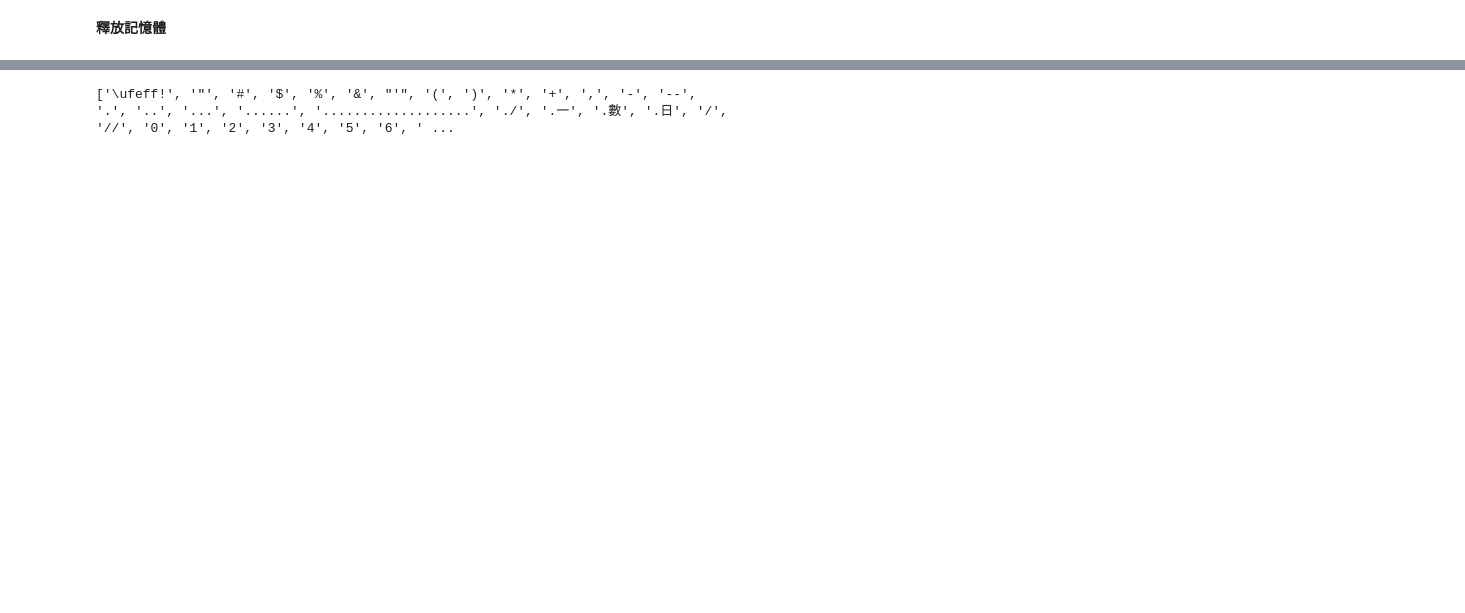
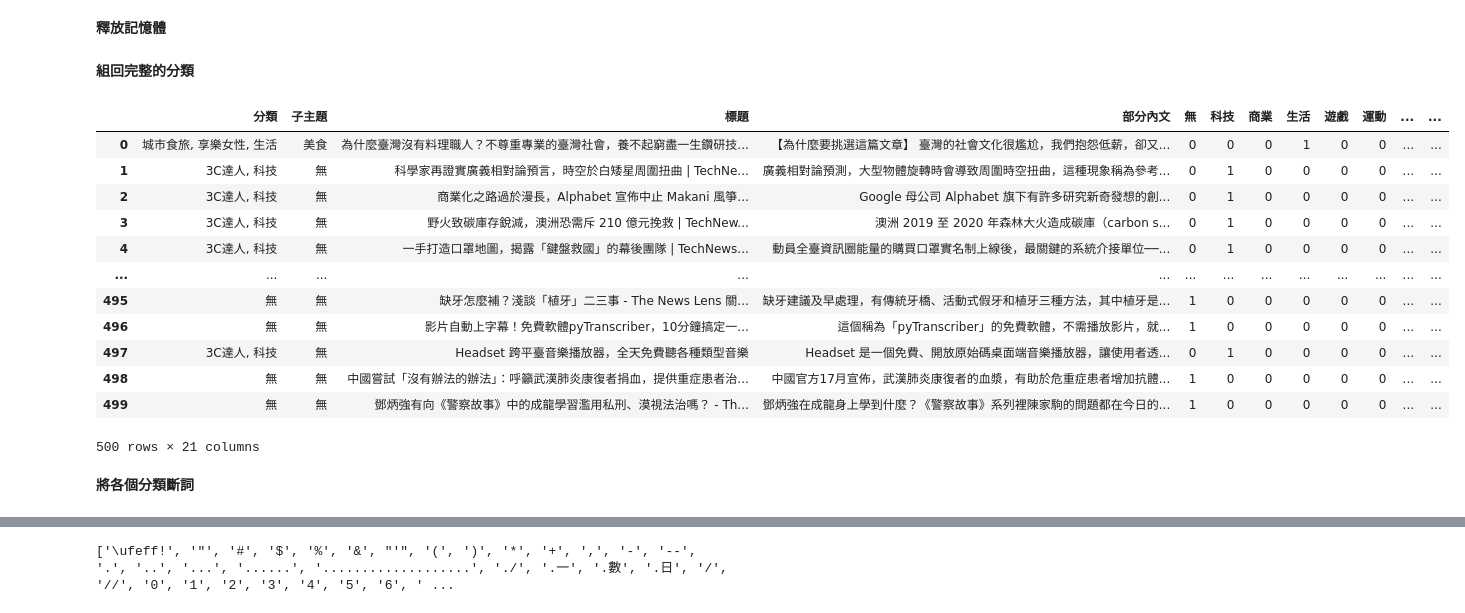
Before and after one commit to FelixYangPersonal/1st-PyCrawlerMarathon, a Jupyter notebook: homework/Day038_040_Independent_Study.ipynb, the cells around one changed output, grey strips where cells are left out. Saved outputs shown, nothing was run; the diff lists cells and outputs as text; code cells hidden in the pictures; blank space fills up the shorter version.

```diff
--- a/homework/Day038_040_Independent_Study.ipynb
+++ b/homework/Day038_040_Independent_Study.ipynb
@@ -1367,8 +1363,8 @@ sentence_list[:10]
 # %% [markdown]
 **斷詞 - 部分內文**
 # %%
-word_sentence_list = ws(sentence_list, sentence_segmentation=True, segment_delimiter_set={",", "。", ":", "?", "!", ";"})
-print(word_sentence_list[:10])
+word_sentence_list_description = ws(sentence_list_description, sentence_segmentation=True, segment_delimiter_set={',', '。', ':', '?', '!', ';'})
+print(word_sentence_list_description[:5])
 # %% [output]
 [['【', '為什麼', '要', '挑選', '這', '篇', '文章', '】', ' ', '臺灣', '的', '社會', '文化', '很', '尷尬', '，', '我們', '抱怨', '低薪', '，', '卻', '又', '不肯', '對', '他人', '的', '專業', '付出', '合理', '的', '報酬', '，', '無心', '經營出', '專屬', '本 ...
 # %% [markdown]
@@ -1380,0 +1372,3 @@ print(pos_sentence_list[:10])
+# %%
+pos_sentence_list_description = pos(word_sentence_list_description)
+print(pos_sentence_list_description[:5])
@@ -1387,0 +1379,3 @@ print(entity_sentence_list[:50])
+# %%
+entity_sentence_list_description = ner(word_sentence_list_description, pos_sentence_list_description)
+print(entity_sentence_list_description[:10])
@@ -1390,20 +1386,15 @@ print(entity_sentence_list[:50])
 # %%
 corpus_description = []
 
-def print_word_pos_sentence(word_sentence, pos_sentence):
-    assert len(word_sentence) == len(pos_sentence)
-    for word, pos in zip(word_sentence, pos_sentence):
-#         if word not in count_description:
-        corpus_description.append(word)
-        print(f"{word}({pos})", end="\u3000")
-    print()
-    return
+for i, sentence in enumerate(sentence_list_description):
+    if i == 0:
+        print()
+        print(f"'{sentence}'")
 
-for i, sentence in enumerate(sentence_list):
-    print()
-    print(f"'{sentence}'")
-    print_word_pos_sentence(word_sentence_list[i],  pos_sentence_list[i])
-    for entity in sorted(entity_sentence_list[i]):
-        print(entity)
+    print_word_pos_sentence(word_sentence_list_description[i],  pos_sentence_list_description[i], corpus_description, i)
+
+    if i == 0:
+        for entity in sorted(entity_sentence_list_description[i]):
+            print(entity)
 # %% [output]
 '【為什麼要挑選這篇文章】 臺灣的社會文化很尷尬，我們抱怨低薪，卻又不肯對他人的專業付出合理的報酬，無心經營出專屬本土的專業文化。臺灣人對「吃」太喜歡從 CP 值論斷，讓優質、高價的飲食慢慢從社會絕跡，[...]'
@@ -1462,0 +1413,27 @@ del ner
+# %% [markdown]
+**組回完整的分類**
+# %%
+df_section4 = df.copy().iloc[:, :4]
+
+# 沒有分類或不在歸類，暫時歸類到欄位['無']
+df_section4['無'] = df_section4['分類'].apply(lambda x: 1 if (not set(list(x.split(','))) & set(groupMap_values)) or x == '無' else 0)
+
+for i, item in enumerate(groupMap_values):
+    df_section4[item] = df_section4['分類'].apply(lambda x: 1 if item in x else 0)
+df_section4
+# %% [output]
+|  | 分類 | 子主題 | 標題 | 部分內文 | 無 | 科技 | 商業 | 生活 | 遊戲 | 運動 | ... | ... |
+| 0 | 城市食旅, 享樂女性, 生活 | 美食 | 為什麼臺灣沒有料理職人？不尊重專業的臺灣社會，養不起窮盡一生鑽研技... | 【為什麼要挑選這篇文章】 臺灣的社會文化很尷尬，我們抱怨低薪，卻又... | 0 | 0 | 0 | 1 | 0 | 0 | ... | ... |
+| 1 | 3C達人, 科技 | 無 | 科學家再證實廣義相對論預言，時空於白矮星周圍扭曲 | TechNe... | 廣義相對論預測，大型物體旋轉時會導致周圍時空扭曲，這種現象稱為參考... | 0 | 1 | 0 | 0 | 0 | 0 | ... | ... |
+| 2 | 3C達人, 科技 | 無 | 商業化之路過於漫長，Alphabet 宣佈中止 Makani 風箏... | Google 母公司 Alphabet 旗下有許多研究新奇發想的創... | 0 | 1 | 0 | 0 | 0 | 0 | ... | ... |
+| 3 | 3C達人, 科技 | 無 | 野火致碳庫存銳減，澳洲恐需斥 210 億元挽救 | TechNew... | 澳洲 2019 至 2020 年森林大火造成碳庫（carbon s... | 0 | 1 | 0 | 0 | 0 | 0 | ... | ... |
+| 4 | 3C達人, 科技 | 無 | 一手打造口罩地圖，揭露「鍵盤救國」的幕後團隊 | TechNews... | 動員全臺資訊圈能量的購買口罩實名制上線後，最關鍵的系統介接單位──... | 0 | 1 | 0 | 0 | 0 | 0 | ... | ... |
+| ... | ... | ... | ... | ... | ... | ... | ... | ... | ... | ... | ... | ... |
+| 495 | 無 | 無 | 缺牙怎麼補？淺談「植牙」二三事 - The News Lens 關... | 缺牙建議及早處理，有傳統牙橋、活動式假牙和植牙三種方法，其中植牙是... | 1 | 0 | 0 | 0 | 0 | 0 | ... | ... |
+| 496 | 無 | 無 | 影片自動上字幕！免費軟體pyTranscriber，10分鐘搞定一... | 這個稱為「pyTranscriber」的免費軟體，不需播放影片，就... | 1 | 0 | 0 | 0 | 0 | 0 | ... | ... |
+| 497 | 3C達人, 科技 | 無 | Headset 跨平臺音樂播放器，全天免費聽各種類型音樂 | Headset 是一個免費、開放原始碼桌面端音樂播放器，讓使用者透... | 0 | 1 | 0 | 0 | 0 | 0 | ... | ... |
+| 498 | 無 | 無 | 中國嘗試「沒有辦法的辦法」：呼籲武漢肺炎康復者捐血，提供重症患者治... | 中國官方17月宣佈，武漢肺炎康復者的血漿，有助於危重症患者增加抗體... | 1 | 0 | 0 | 0 | 0 | 0 | ... | ... |
+| 499 | 無 | 無 | 鄧炳強有向《警察故事》中的成龍學習濫用私刑、漠視法治嗎？ - Th... | 鄧炳強在成龍身上學到什麼？《警察故事》系列裡陳家駒的問題都在今日的... | 1 | 0 | 0 | 0 | 0 | 0 | ... | ... |
+500 rows × 21 columns
+# %% [markdown]
+**將各個分類斷詞**
```
Also changed, not shown: parts of 39 cells of this notebook.
